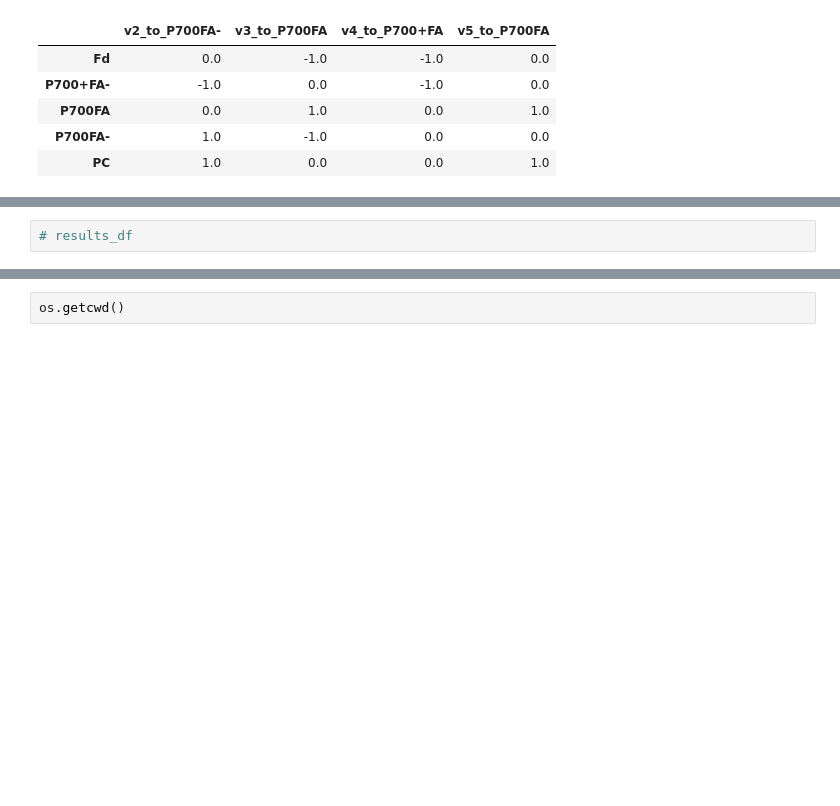
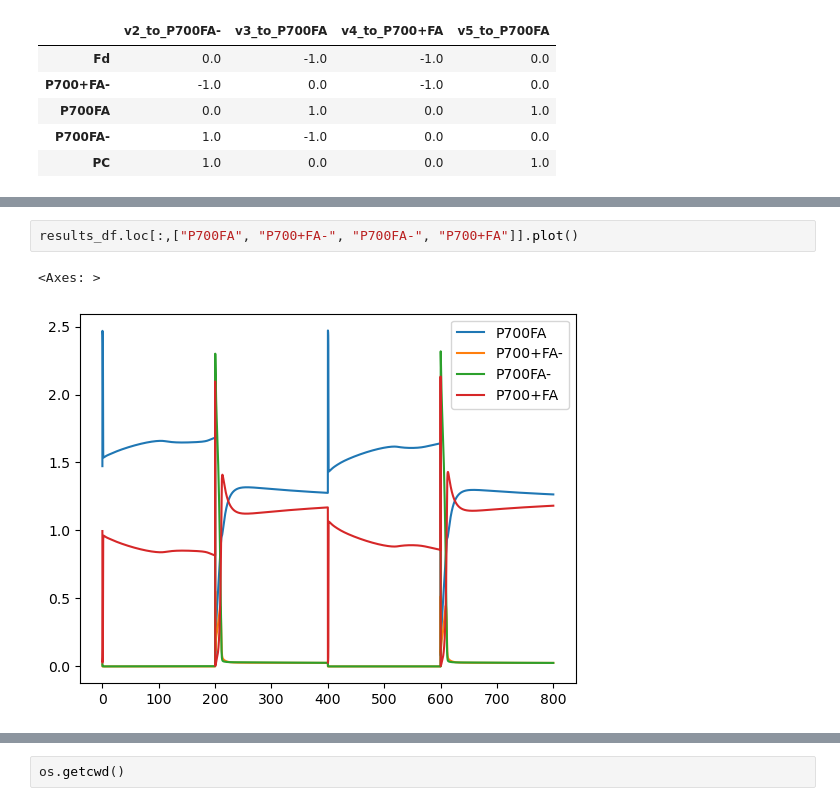
Before and after one commit to A-Potthoff/QTB_modeling, a Jupyter notebook: analyses/investigate_PS1_behaviour.ipynb, the cells around one changed output, grey strips where cells are left out. Drawn from its saved outputs; the diff is of its cells as text; blank space fills up the shorter version.

```diff
--- a/analyses/investigate_PS1_behaviour.ipynb
+++ b/analyses/investigate_PS1_behaviour.ipynb
@@ -131,7 +165,10 @@ dark
 simulated interval 2
 light
 simulated interval 3
-# %%
-# results_df
+# %%
+results_df.loc[:,["P700FA", "P700+FA-", "P700FA-", "P700+FA"]].plot()
+# %% [output]
+<Axes: >
+[figure, added]
 # %%
 fig, ax = plt.subplots(2, 1, figsize=(15, 8), sharex=True)
```
Also changed, not shown: parts of 9 cells of this notebook, 4 other files.
